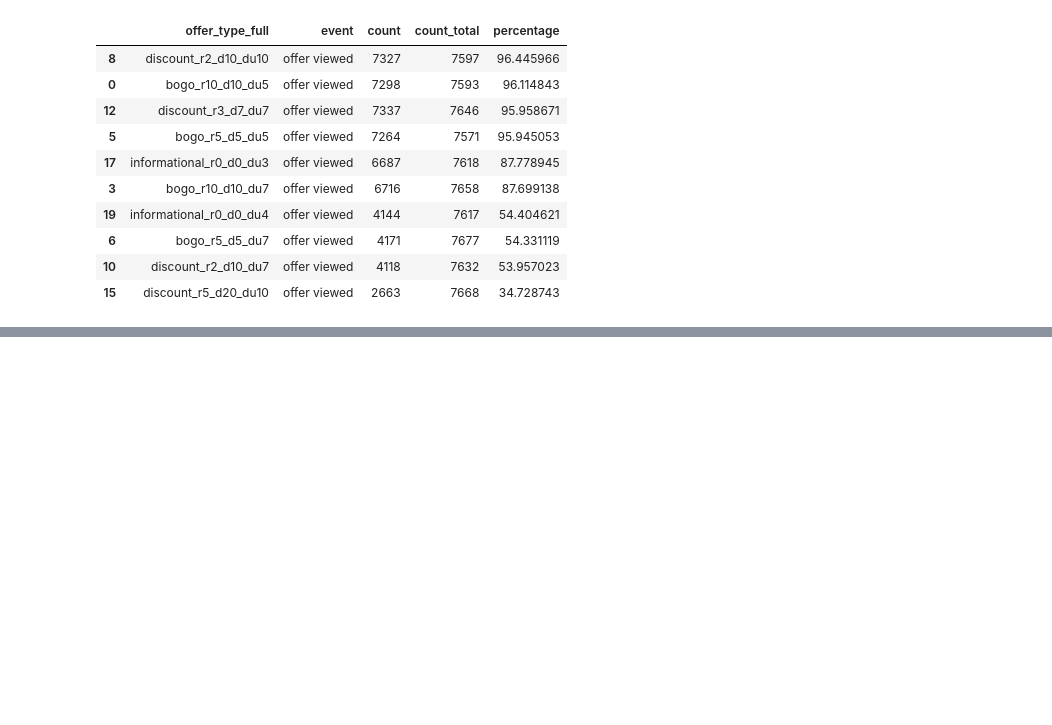
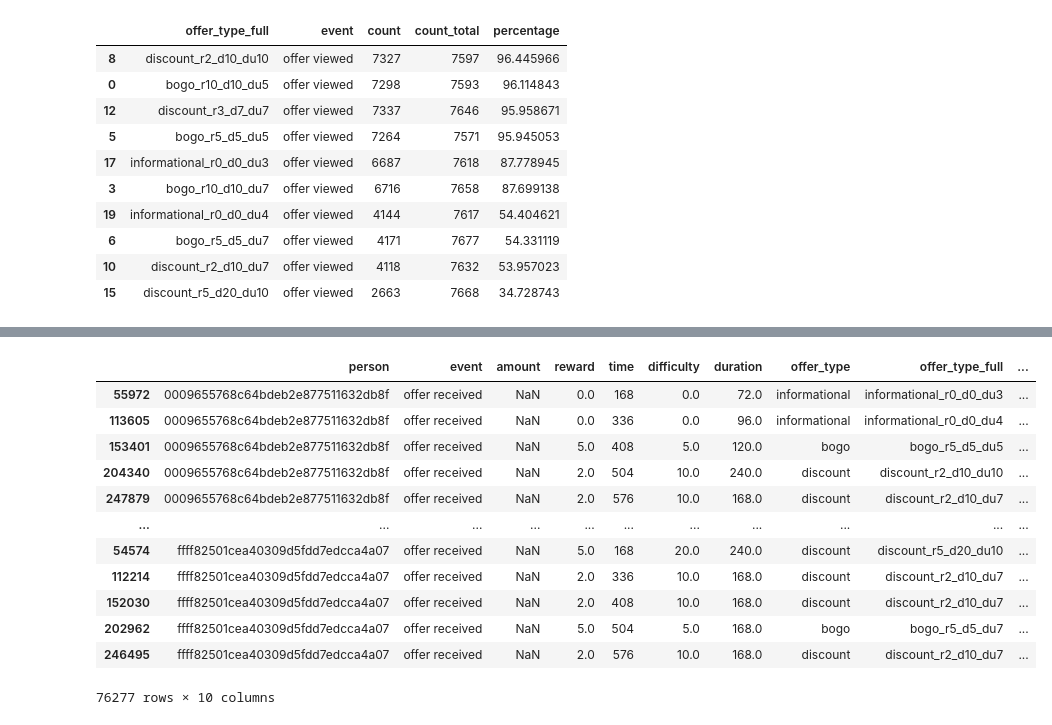
Before and after one commit to atrgz/starbucks_capstone, a Jupyter notebook: Starbucks_Capstone_notebook.ipynb, the cells around one changed output, grey strips where cells are left out. Cells and saved outputs as stored; diff of their text form; code cells hidden in the pictures; blank space fills up the shorter version.

```diff
--- a/Starbucks_Capstone_notebook.ipynb
+++ b/Starbucks_Capstone_notebook.ipynb
@@ -77,0 +61,14 @@ portfolio
+# %%
+# Create a new dataframe with the deatils of each offer
+pf_details = portfolio[['id', 'offer_type', 'reward', 'difficulty', 'duration']].apply(
+    lambda row: {
+        'offer_type': row['offer_type'],
+        'reward': row['reward'],
+        'difficulty': row['difficulty'],
+        'duration': row['duration'] * 24 # transform days to hours to match time column
+    }, axis=1)
+
+portfolio_details = pd.DataFrame({
+    'id': portfolio['id'],
+    'details': pf_details
+})
@@ -350,13 +361,5 @@ transcript_expand.head()
 | 4 | 68617ca6246f4fbc85e91a2a49552598 | offer received | 4d5c57ea9a6940dd891ad53e9dbe8da0 | NaN | NaN | 0 |
 # %%
 # merge the details of the offers from the portfolio dataframe
-transcript_log = transcript_expand.merge(portfolio, left_on='offer_id', right_on='id', how='left')
-transcript_log = transcript_log.drop(columns=['channels', 'offer_id', 'id'])
-
-# combine reward columns
-transcript_log['reward_x'] = transcript_log[['reward_y', 'reward_x']].bfill(axis=1).iloc[:,0]
-transcript_log = transcript_log.drop(columns=['reward_y'])
-transcript_log = transcript_log.rename(columns={'reward_x' : 'reward'})
-
-# change duration from days to hours to match time
-transcript_log['duration'] *= 24
+transcript_log = transcript_expand.merge(portfolio_details[['id', 'details']], left_on='offer_id', right_on='id', how='left')
+transcript_log = transcript_log.drop(columns=['id'])
@@ -371,0 +366,8 @@ transcript_log.head()
+# %%
+# sort log by person and time
+log = transcript_log.sort_values(by=['person','time'], ascending=True)
+
+# Add expiry time to offers received
+log['details'] = log.apply(lambda row: {**row['details'], 'expiry': row['time'] + row['details']['duration']}
+                           if isinstance(row['details'], dict) and row['event'] == 'offer received'
+                           else row['details'], axis=1)
@@ -371,0 +383,3 @@ transcript_log.head()
+# %%
+subset_log = log
+subset_log
@@ -502,0 +587,18 @@ transcript_log
+# %%
+# sort by person and time
+transcript_log_sorted = transcript_log.sort_values(by=['person','time'], ascending=True)
+transcript_log_sorted.loc[transcript_log_sorted['event'] == 'offer received']
+# %% [output]
+|  | person | event | amount | reward | time | difficulty | duration | offer_type | offer_type_full | ... |
+| 55972 | 0009655768c64bdeb2e877511632db8f | offer received | NaN | 0.0 | 168 | 0.0 | 72.0 | informational | informational_r0_d0_du3 | ... |
+| 113605 | 0009655768c64bdeb2e877511632db8f | offer received | NaN | 0.0 | 336 | 0.0 | 96.0 | informational | informational_r0_d0_du4 | ... |
+| 153401 | 0009655768c64bdeb2e877511632db8f | offer received | NaN | 5.0 | 408 | 5.0 | 120.0 | bogo | bogo_r5_d5_du5 | ... |
+| 204340 | 0009655768c64bdeb2e877511632db8f | offer received | NaN | 2.0 | 504 | 10.0 | 240.0 | discount | discount_r2_d10_du10 | ... |
+| 247879 | 0009655768c64bdeb2e877511632db8f | offer received | NaN | 2.0 | 576 | 10.0 | 168.0 | discount | discount_r2_d10_du7 | ... |
+| ... | ... | ... | ... | ... | ... | ... | ... | ... | ... | ... |
+| 54574 | ffff82501cea40309d5fdd7edcca4a07 | offer received | NaN | 5.0 | 168 | 20.0 | 240.0 | discount | discount_r5_d20_du10 | ... |
+| 112214 | ffff82501cea40309d5fdd7edcca4a07 | offer received | NaN | 2.0 | 336 | 10.0 | 168.0 | discount | discount_r2_d10_du7 | ... |
+| 152030 | ffff82501cea40309d5fdd7edcca4a07 | offer received | NaN | 2.0 | 408 | 10.0 | 168.0 | discount | discount_r2_d10_du7 | ... |
+| 202962 | ffff82501cea40309d5fdd7edcca4a07 | offer received | NaN | 5.0 | 504 | 5.0 | 168.0 | bogo | bogo_r5_d5_du7 | ... |
+| 246495 | ffff82501cea40309d5fdd7edcca4a07 | offer received | NaN | 2.0 | 576 | 10.0 | 168.0 | discount | discount_r2_d10_du7 | ... |
+76277 rows × 10 columns
```
Also changed, not shown: parts of 9 cells of this notebook.
